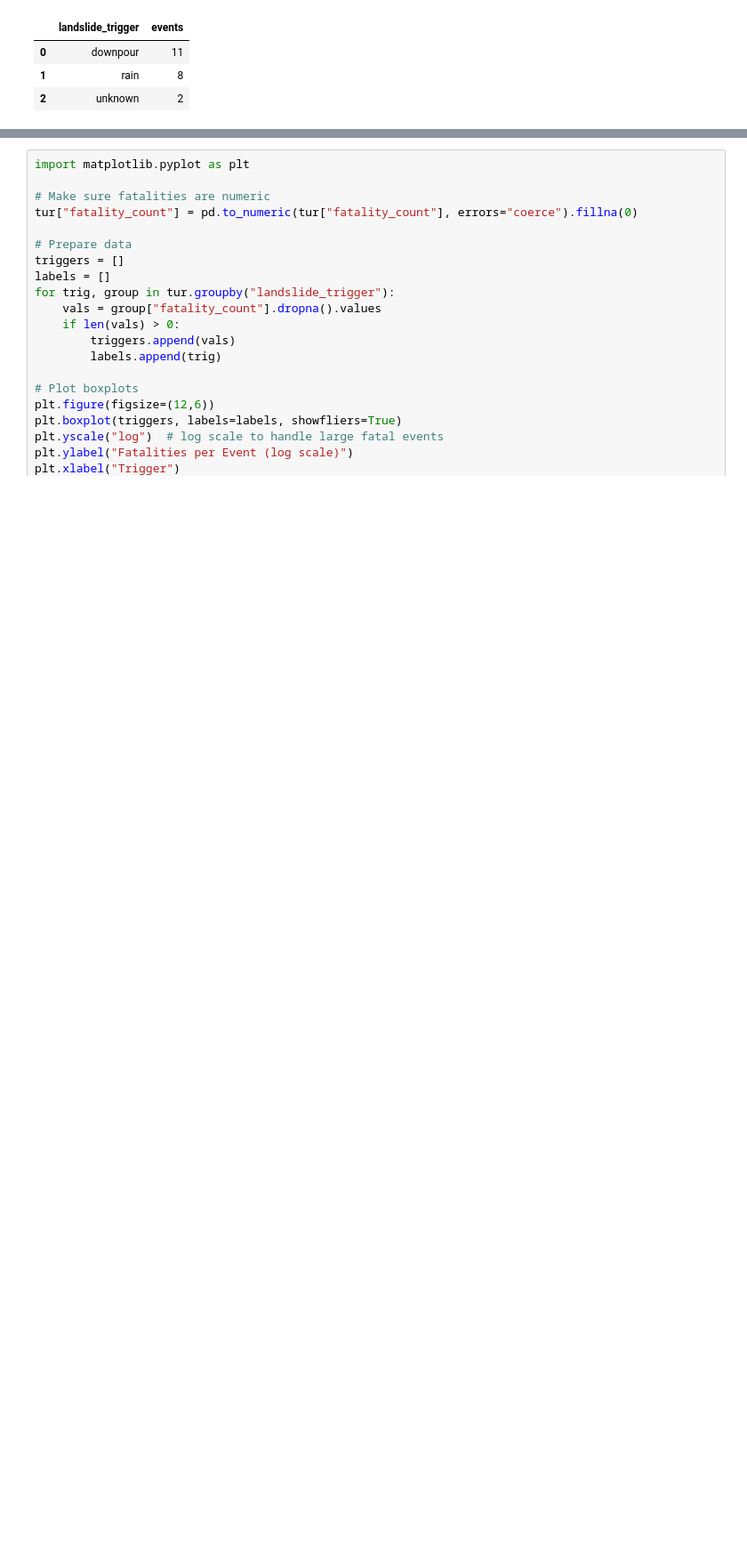
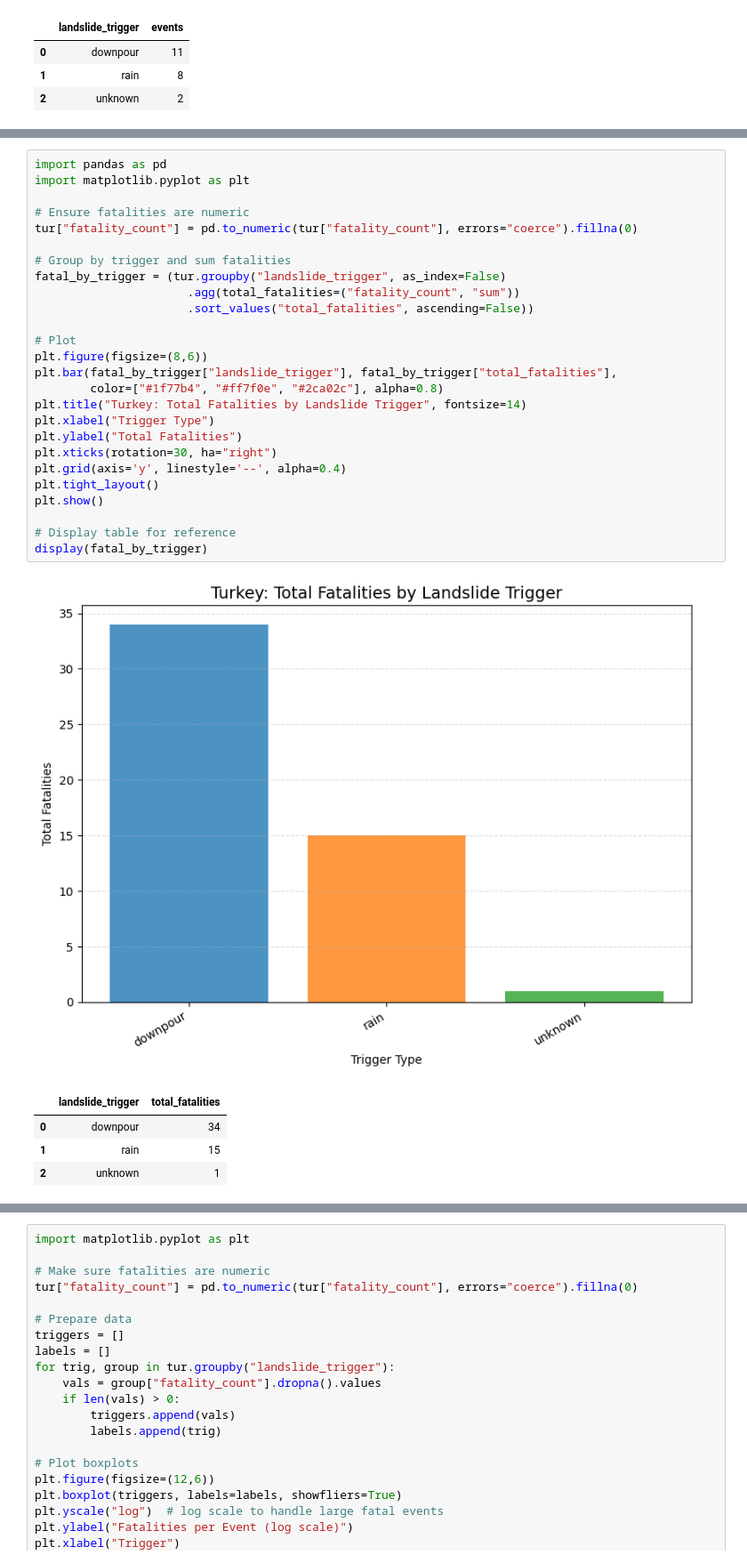
Before and after one commit to geodata-p/Turkey_Landslide_analysis_NASA_Data, a Jupyter notebook: notebooks/Landslides.ipynb, the cells around one changed output, grey strips where cells are left out. Shown: that part at 89% size. Cells and saved outputs as stored; diff of their text form; blank space fills up the shorter version.

```diff
--- a/notebooks/Landslides.ipynb
+++ b/notebooks/Landslides.ipynb
@@ -259,0 +282,32 @@ trigger_events
+# %%
+import pandas as pd
+import matplotlib.pyplot as plt
+
+# Ensure fatalities are numeric
+tur["fatality_count"] = pd.to_numeric(tur["fatality_count"], errors="coerce").fillna(0)
+
+# Group by trigger and sum fatalities
+fatal_by_trigger = (tur.groupby("landslide_trigger", as_index=False)
+                      .agg(total_fatalities=("fatality_count", "sum"))
+                      .sort_values("total_fatalities", ascending=False))
+
+# Plot
+plt.figure(figsize=(8,6))
+plt.bar(fatal_by_trigger["landslide_trigger"], fatal_by_trigger["total_fatalities"],
+        color=["#1f77b4", "#ff7f0e", "#2ca02c"], alpha=0.8)
+plt.title("Turkey: Total Fatalities by Landslide Trigger", fontsize=14)
+plt.xlabel("Trigger Type")
+plt.ylabel("Total Fatalities")
+plt.xticks(rotation=30, ha="right")
+plt.grid(axis='y', linestyle='--', alpha=0.4)
+plt.tight_layout()
+plt.show()
+
+# Display table for reference
+display(fatal_by_trigger)
+# %% [output]
+[figure, added]
+|  | landslide_trigger | total_fatalities |
+| 0 | downpour | 34 |
+| 1 | rain | 15 |
+| 2 | unknown | 1 |
```
Also changed, not shown: parts of 16 cells of this notebook.
